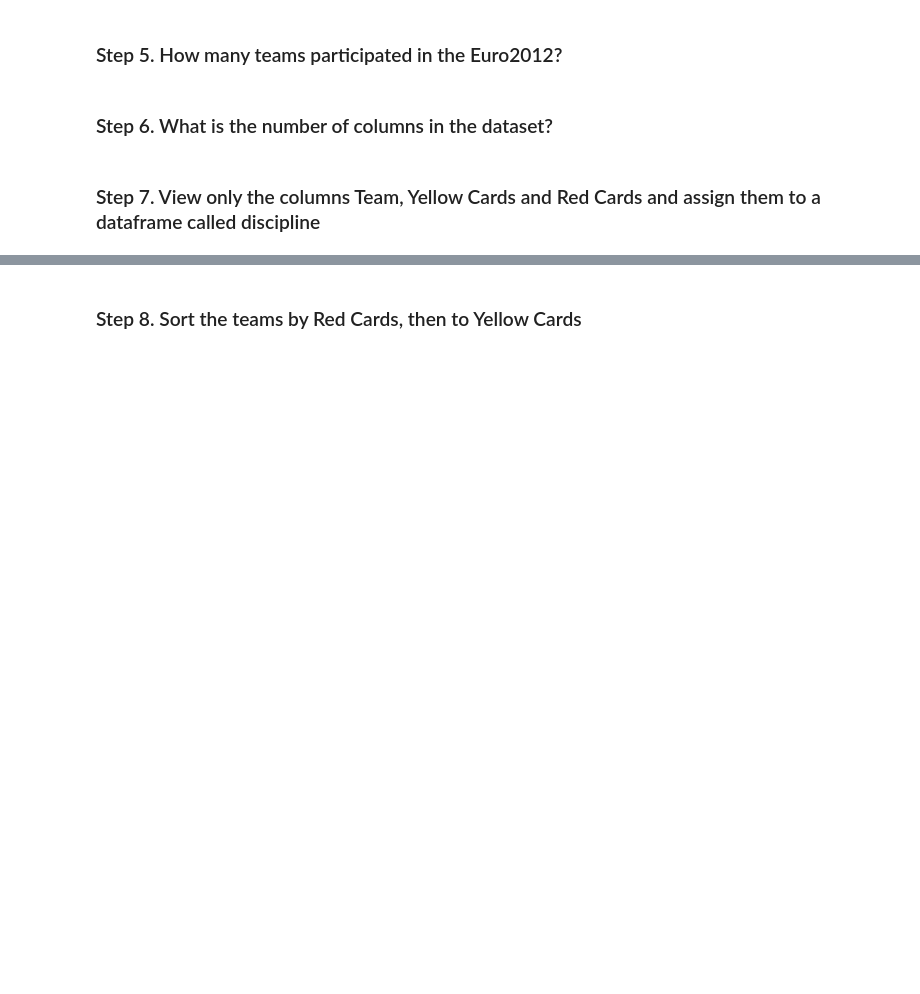
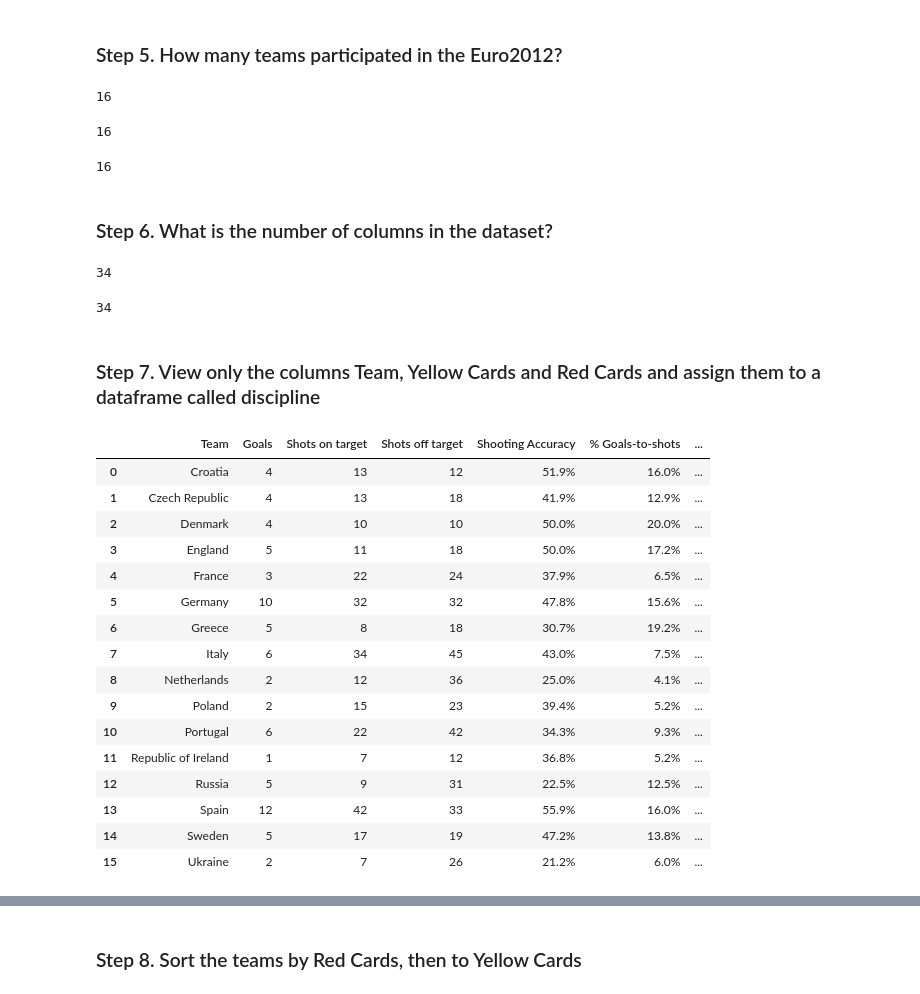
Before and after one commit to MNievas12/2411_dsft_thebridge, a Jupyter notebook: 2-Data-Analysis/2-Pandas/Practica/4-Euro12/Euro12.ipynb, the cells around one changed output, grey strips where cells are left out. Cells and saved outputs as stored; diff of their text form; code cells hidden in the pictures; blank space fills up the shorter version.

```diff
--- a/2-Data-Analysis/2-Pandas/Practica/4-Euro12/Euro12.ipynb
+++ b/2-Data-Analysis/2-Pandas/Practica/4-Euro12/Euro12.ipynb
@@ -11,6 +135,47 @@
 # %% [markdown]
 ### Step 5. How many teams participated in the Euro2012?
+# %%
+len(euro12)
+# %% [output]
+16
+# %%
+euro12.shape[0]
+# %% [output]
+16
+# %%
+euro12.index.nunique()
+# %% [output]
+16
 # %% [markdown]
 ### Step 6. What is the number of columns in the dataset?
+# %%
+len(euro12.columns)
+# %% [output]
+34
+# %%
+euro12.shape[1]
+# %% [output]
+34
 # %% [markdown]
 ### Step 7. View only the columns Team, Yellow Cards and Red Cards and assign them to a dataframe called discipline
+# %%
+euro12.reset_index(inplace=True)
+euro12
+# %% [output]
+|  | Team | Goals | Shots on target | Shots off target | Shooting Accuracy | % Goals-to-shots | ... |
+| 0 | Croatia | 4 | 13 | 12 | 51.9% | 16.0% | ... |
+| 1 | Czech Republic | 4 | 13 | 18 | 41.9% | 12.9% | ... |
+| 2 | Denmark | 4 | 10 | 10 | 50.0% | 20.0% | ... |
+| 3 | England | 5 | 11 | 18 | 50.0% | 17.2% | ... |
+| 4 | France | 3 | 22 | 24 | 37.9% | 6.5% | ... |
+| 5 | Germany | 10 | 32 | 32 | 47.8% | 15.6% | ... |
+| 6 | Greece | 5 | 8 | 18 | 30.7% | 19.2% | ... |
+| 7 | Italy | 6 | 34 | 45 | 43.0% | 7.5% | ... |
+| 8 | Netherlands | 2 | 12 | 36 | 25.0% | 4.1% | ... |
+| 9 | Poland | 2 | 15 | 23 | 39.4% | 5.2% | ... |
+| 10 | Portugal | 6 | 22 | 42 | 34.3% | 9.3% | ... |
+| 11 | Republic of Ireland | 1 | 7 | 12 | 36.8% | 5.2% | ... |
+| 12 | Russia | 5 | 9 | 31 | 22.5% | 12.5% | ... |
+| 13 | Spain | 12 | 42 | 33 | 55.9% | 16.0% | ... |
+| 14 | Sweden | 5 | 17 | 19 | 47.2% | 13.8% | ... |
+| 15 | Ukraine | 2 | 7 | 26 | 21.2% | 6.0% | ... |
```
Also changed, not shown: parts of 22 cells of this notebook.
